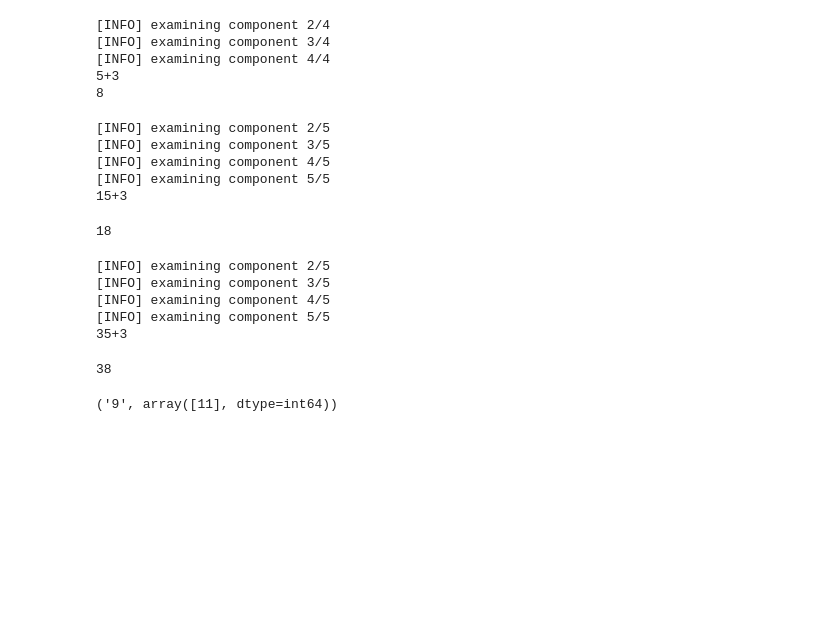
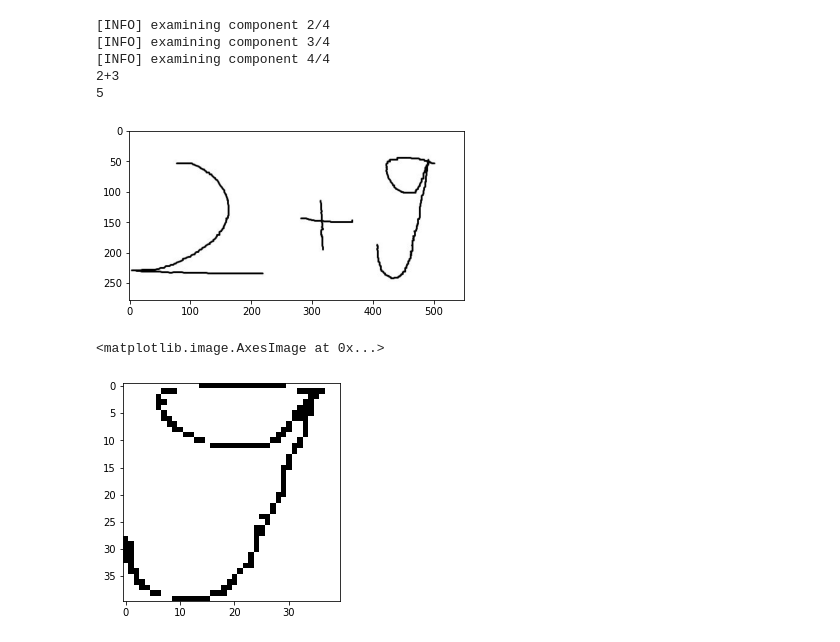
Before and after one commit to rene12188/CoVi, a Jupyter notebook: Project/Tests.ipynb, the cells around one changed output. Cells and saved outputs as stored; diff of their text form; code cells hidden in the pictures; blank space fills up the shorter version.

```diff
--- a/Project/Tests.ipynb
+++ b/Project/Tests.ipynb
@@ -12,74 +17,19 @@ import operator
 # %%
+image = cv2.imread('././././data/Wrong2.JPG')
+plt.imshow(image,cmap = 'gray')
 
 
-tmp = DigitCalculator()
-image = cv2.imread('./data/Test1.jpg')
-#plt.imshow(image,cmap = 'gray')
 result = tmp.CalculateImage(image)
 print(result)
 # %% [output]
 [INFO] examining component 2/4
 [INFO] examining component 3/4
 [INFO] examining component 4/4
-5+3
-8
+2+3
+5
+[figure, added]
-# %%
-tmp = DigitCalculator()
-image = cv2.imread('./data/Test2.jpg')
-#plt.imshow(image,cmap = 'gray')
-result = tmp.CalculateImage(image)
-result
-# %% [output]
-[INFO] examining component 2/5
-[INFO] examining component 3/5
-[INFO] examining component 4/5
-[INFO] examining component 5/5
-15+3
-18
-# %%
-tmp = DigitCalculator()
-image = cv2.imread('./data/Test3.jpg')
-#plt.imshow(image,cmap = 'gray')
-result = tmp.CalculateImage(image)
-result
-# %% [output]
-[INFO] examining component 2/5
-[INFO] examining component 3/5
-[INFO] examining component 4/5
-[INFO] examining component 5/5
-35+3
-38
-# %%
-model = keras.models.load_model('./models/Digit_Recognizer')
-train_set = {'+': 0,
- '-': 1,
- '0': 2,
- '1': 3,
- '2': 4,
- '3': 5,
- '4': 6,
- '5': 7,
- '6': 8,
- '7': 9,
- '8': 10,
- '9': 11}
-def prediction(img):
-    img =cv2.cvtColor(img, cv2.COLOR_BGR2GRAY)
-    #plt.imshow(img, cmap = 'gray')
-    img = cv2.resize(img,(40, 40))
-    norm_image = cv2.normalize(img, None, alpha = 0, beta = 1, norm_type = cv2.NORM_MINMAX, dtype = cv2.CV_32F)
-    norm_image=img/255
-    norm_image = norm_image.reshape((norm_image.shape[0], norm_image.shape[1], 1))
-    case = np.asarray([norm_image])
-    pred = np.argmax(model.predict([case]), axis=-1)
-    return ([i for i in train_set if train_set[i]==(pred[0])][0],pred)
-
-image = cv2.imread('././././data/singlenumber.JPG')
-#image = cv2.imread('././././data/singlenumber.JPG',cv2.IMREAD_GRAYSCALE)
-
-print(prediction(image))
-# for image in asd:
-#     image =cv2.cvtColor(image, cv2.COLOR_BGR2GRAY)
-#     print(prediction(image))
-# %% [output]
-('9', array([11], dtype=int64))
+# %%
+plt.imshow(tmp.debugout[0], cmap = 'gray')
+# %% [output]
+<matplotlib.image.AxesImage at 0x...>
+[figure, added]
```
Also changed, not shown: parts of 3 cells of this notebook, 3 other files.
